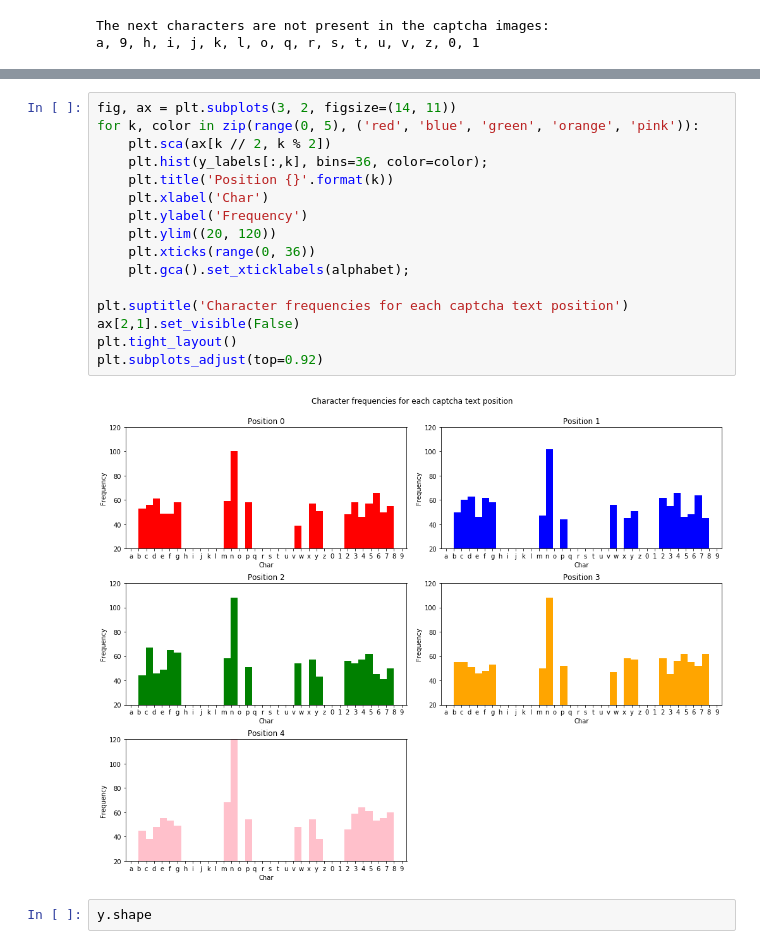
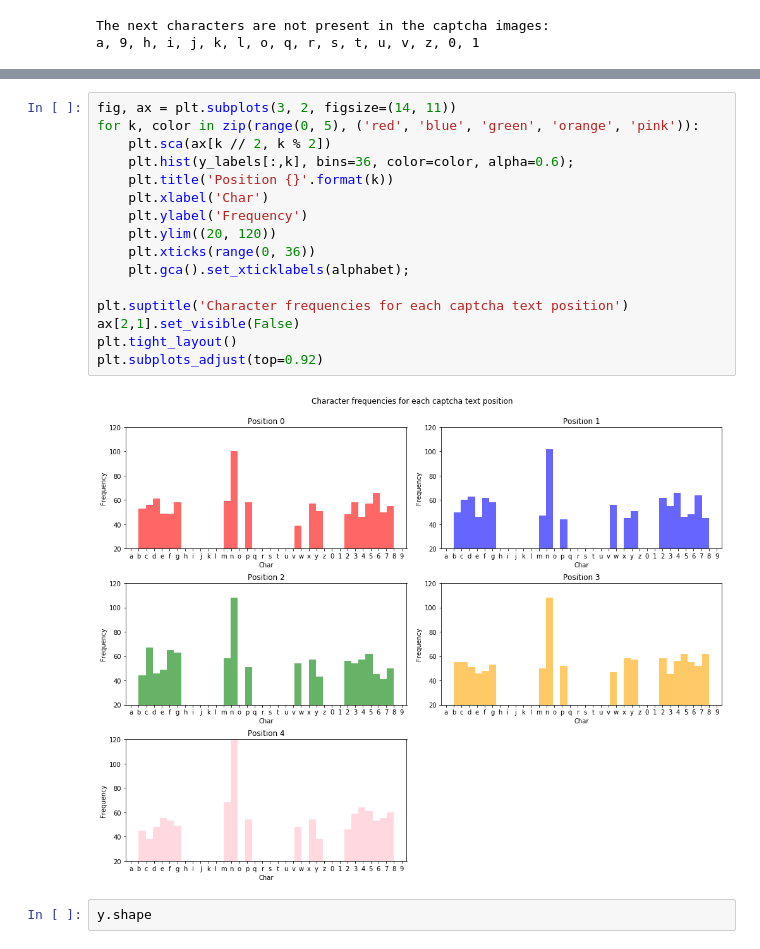
Before and after one commit to Vykstorm/CaptchaDL, a Jupyter notebook: data_analysis.ipynb, the cells around one changed output, grey strips where cells are left out. Drawn from its saved outputs; the diff is of its cells as text.

```diff
--- a/data_analysis.ipynb
+++ b/data_analysis.ipynb
@@ -37,21 +37,21 @@ plt.gca().set_xticklabels(alphabet);
 # %%
 fig, ax = plt.subplots(3, 2, figsize=(14, 11))
 for k, color in zip(range(0, 5), ('red', 'blue', 'green', 'orange', 'pink')):
     plt.sca(ax[k // 2, k % 2])
-    plt.hist(y_labels[:,k], bins=36, color=color);
+    plt.hist(y_labels[:,k], bins=36, color=color, alpha=0.6);
     plt.title('Position {}'.format(k))
     plt.xlabel('Char')
     plt.ylabel('Frequency')
     plt.ylim((20, 120))
     plt.xticks(range(0, 36))
     plt.gca().set_xticklabels(alphabet);
 
 plt.suptitle('Character frequencies for each captcha text position')
 ax[2,1].set_visible(False)
 plt.tight_layout()
 plt.subplots_adjust(top=0.92)
 # %% [output]
-[figure, old version]
+[figure, new version]
 # %%
 y.shape
 # %% [output]
```
Also changed, not shown: parts of 1 cell of this notebook.
